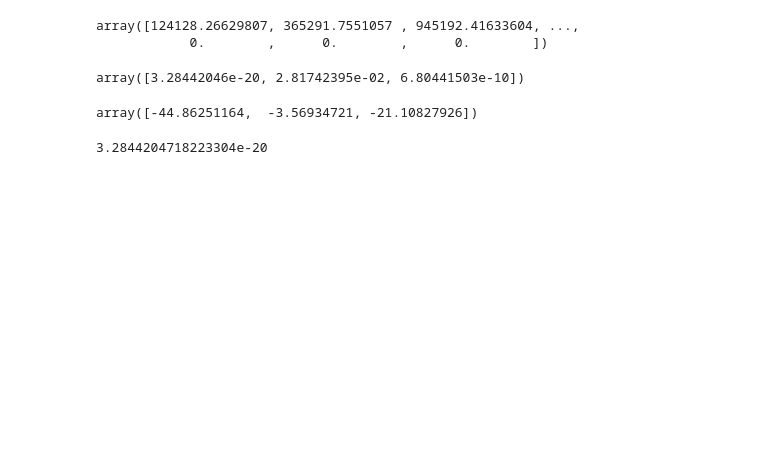
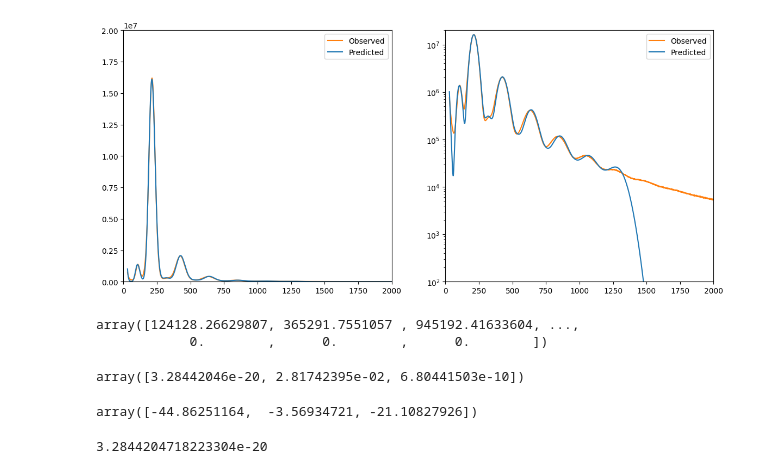
Before and after one commit to jzhang-dev/kmer-profile-decomposer, a Jupyter notebook: sandbox/test.ipynb, the cells around one changed output. Cells and saved outputs as stored; diff of their text form; code cells hidden in the pictures; blank space fills up the shorter version.

Commit message:
Fix model

```diff
--- a/sandbox/test.ipynb
+++ b/sandbox/test.ipynb
@@ -65,4 +91,4 @@ class KmerProfileModel:
         bounds = (lower_bounds, upper_bounds)
         return least_squares(self.get_cost, initial_params, bounds=bounds, *args, **kw)
 # %%
-model = KmerProfileModel(df['depth'], df['count'], 1)
+model = KmerProfileModel(df['depth'], df['count'], 12)
@@ -83,0 +95,3 @@ model.optimize(220)
+# %%
+result = model.optimize(107)
+result
@@ -84,3 +111,24 @@ model.optimize(220)
+# %%
+fitted_params = result.x
+error_dispersion = fitted_params[0]
+error_fraction = fitted_params[1]
+base_depth = fitted_params[2]
+bias = fitted_params[3]
+peak_fractions = fitted_params[4:]
+model_counts = model.get_model_counts(error_dispersion, error_fraction, base_depth, bias, peak_fractions)
+fig, (ax1, ax2) = plt.subplots(1, 2, figsize=(14, 6))
+
+for ax in (ax1, ax2):
+    ax.plot(df['depth'], df['count'], color='tab:orange', label='Observed')
+    ax.plot(df['depth'], model_counts, color='tab:blue', label='Predicted')
+    ax.set_xlim(0, max(df['depth']))
+    ax.legend(loc="upper right")
+
+ax1.set_ylim(0, 0.2e8)
+ax2.set_ylim(100, 0.2e8)
+ax2.set_yscale('log')
+# %% [output]
+[figure, added]
 # %%
 model.get_peak_counts(200, 0.9, 1)
 # %% [output]
```
Also changed, not shown: parts of 6 cells of this notebook.
